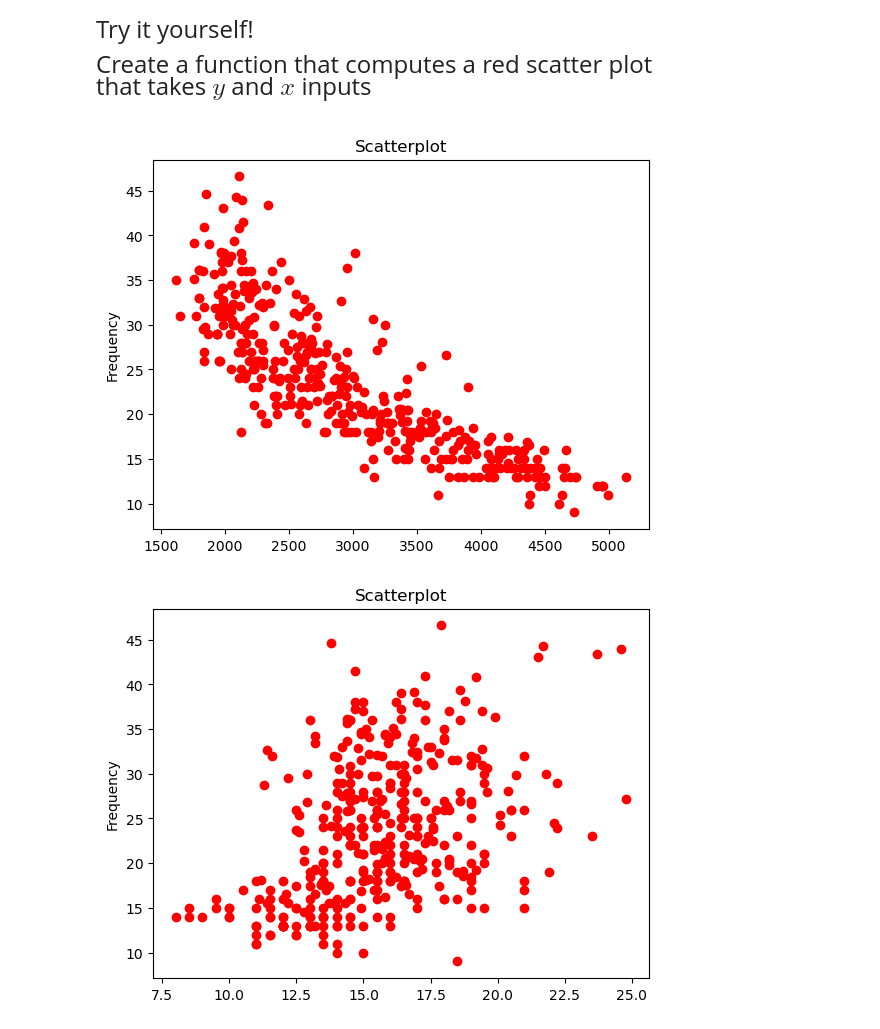
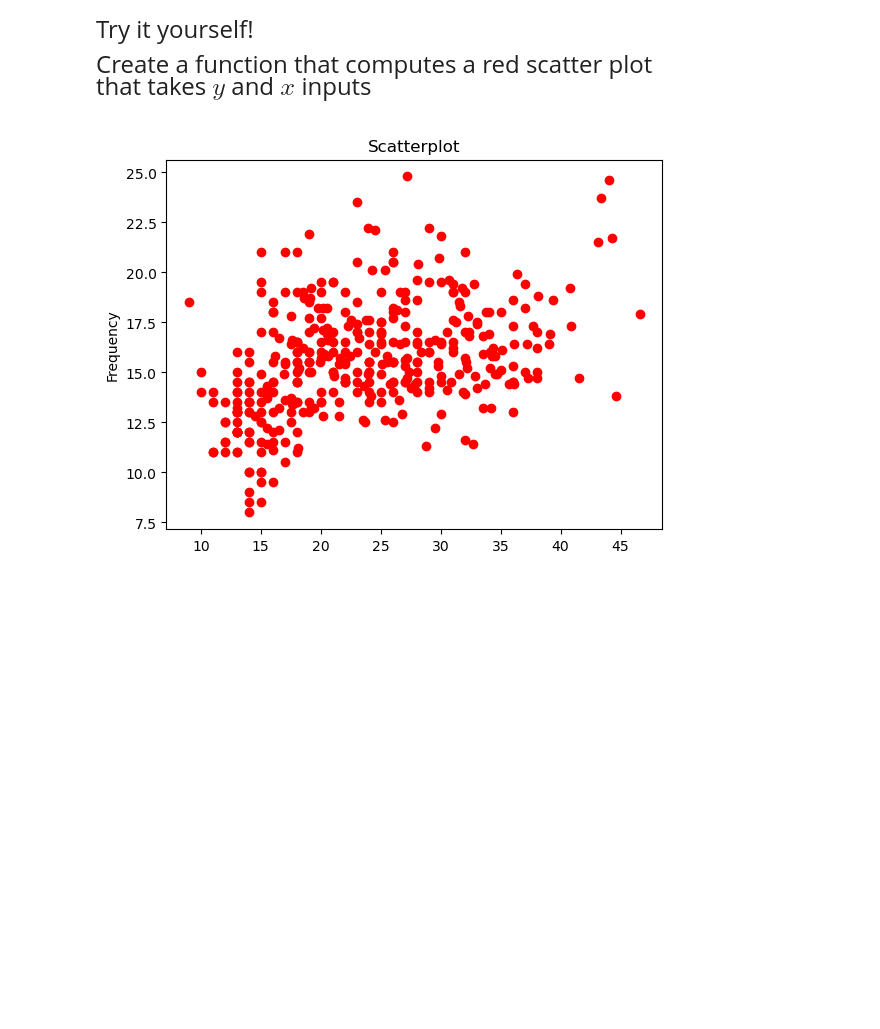
Before and after one commit to SeanB367/qtm151spring2024, a Jupyter notebook: lecture_07/lecture7.ipynb, the cells around one changed output. Drawn from its saved outputs; the diff is of its cells as text; code cells hidden in the pictures; blank space fills up the shorter version.

```diff
--- a/lecture_07/lecture7.ipynb
+++ b/lecture_07/lecture7.ipynb
@@ -328,17 +330,15 @@ Create a function that computes a red scatter plot <br>
 # %%
 # Write your own code
 # Define the function
 
-def red_scatter(vec_x, vec_y):
+def red_scatter1(vec_x, vec_y):
     plt.scatter(x = vec_x, y = vec_y, color = "red")
     plt.title("Scatterplot")
     plt.ylabel("Frequency")
     plt.show()
 
 carfeatures = pd.read_csv("data/features.csv")
 
-red_scatter(carfeatures["weight"], carfeatures["mpg"])
-red_scatter(carfeatures["acceleration"], carfeatures["mpg"])
+red_scatter1(carfeatures["mpg"], carfeatures["acceleration"])
 # %% [output]
-[figure, old version]
+[figure, new version]
-[figure, removed]
```
Also changed, not shown: parts of 4 cells of this notebook, 3 other files.
